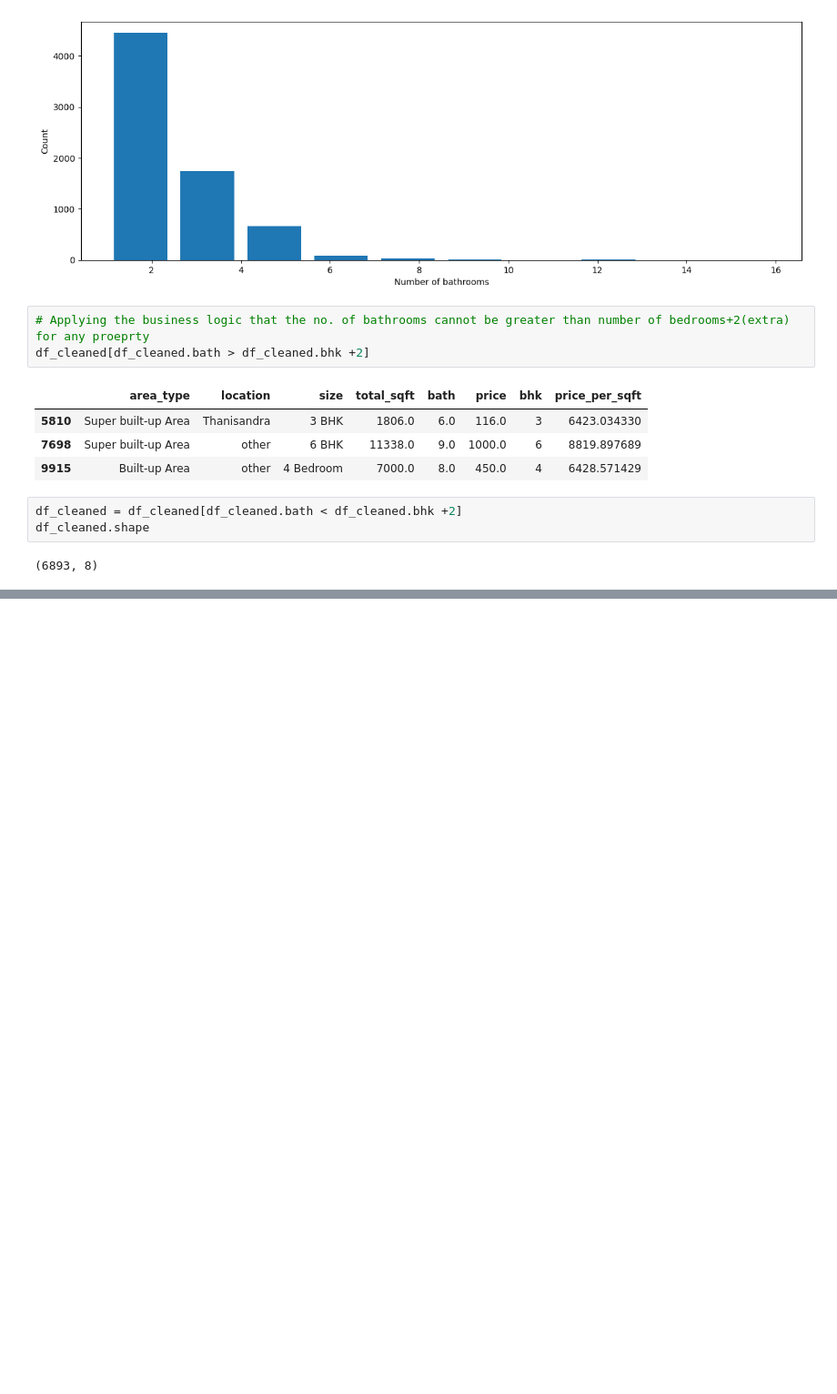
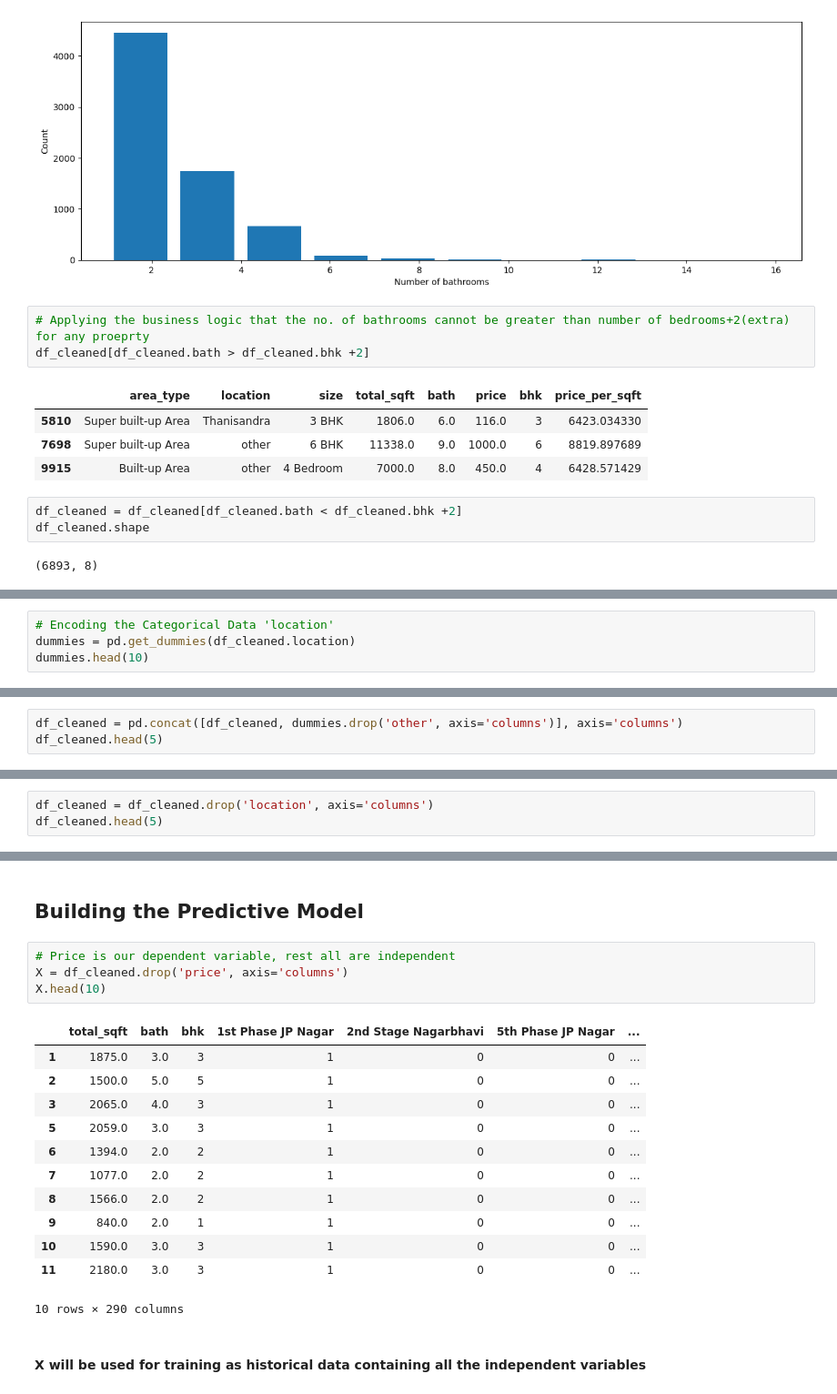
Before and after one commit to Pranav3608/Bengaluru_RealEstate_Housing_Prediction, a Jupyter notebook: model.ipynb, the cells around one changed output, grey strips where cells are left out. Shown: that part at 91% size. Drawn from its saved outputs; the diff is of its cells as text; blank space fills up the shorter version.

```diff
--- a/model.ipynb
+++ b/model.ipynb
@@ -452,0 +453,4 @@ df_cleaned.head(5)
+# %%
+# Encoding the Categorical Data 'location'
+dummies = pd.get_dummies(df_cleaned.location)
+dummies.head(10)
@@ -452,0 +470,3 @@ df_cleaned.head(5)
+# %%
+df_cleaned = pd.concat([df_cleaned, dummies.drop('other', axis='columns')], axis='columns')
+df_cleaned.head(5)
@@ -452,0 +481,3 @@ df_cleaned.head(5)
+# %%
+df_cleaned = df_cleaned.drop('location', axis='columns')
+df_cleaned.head(5)
@@ -452,0 +492,21 @@ df_cleaned.head(5)
+# %% [markdown]
+## Building the Predictive Model
+# %%
+# Price is our dependent variable, rest all are independent
+X = df_cleaned.drop('price', axis='columns')
+X.head(10)
+# %% [output]
+|  | total_sqft | bath | bhk | 1st Phase JP Nagar | 2nd Stage Nagarbhavi | 5th Phase JP Nagar | ... |
+| 1 | 1875.0 | 3.0 | 3 | 1 | 0 | 0 | ... |
+| 2 | 1500.0 | 5.0 | 5 | 1 | 0 | 0 | ... |
+| 3 | 2065.0 | 4.0 | 3 | 1 | 0 | 0 | ... |
+| 5 | 2059.0 | 3.0 | 3 | 1 | 0 | 0 | ... |
+| 6 | 1394.0 | 2.0 | 2 | 1 | 0 | 0 | ... |
+| 7 | 1077.0 | 2.0 | 2 | 1 | 0 | 0 | ... |
+| 8 | 1566.0 | 2.0 | 2 | 1 | 0 | 0 | ... |
+| 9 | 840.0 | 2.0 | 1 | 1 | 0 | 0 | ... |
+| 10 | 1590.0 | 3.0 | 3 | 1 | 0 | 0 | ... |
+| 11 | 2180.0 | 3.0 | 3 | 1 | 0 | 0 | ... |
+10 rows × 290 columns
+# %% [markdown]
+#### X will be used for training as historical data containing all the independent variables
```
Also changed, not shown: parts of 11 cells of this notebook.
